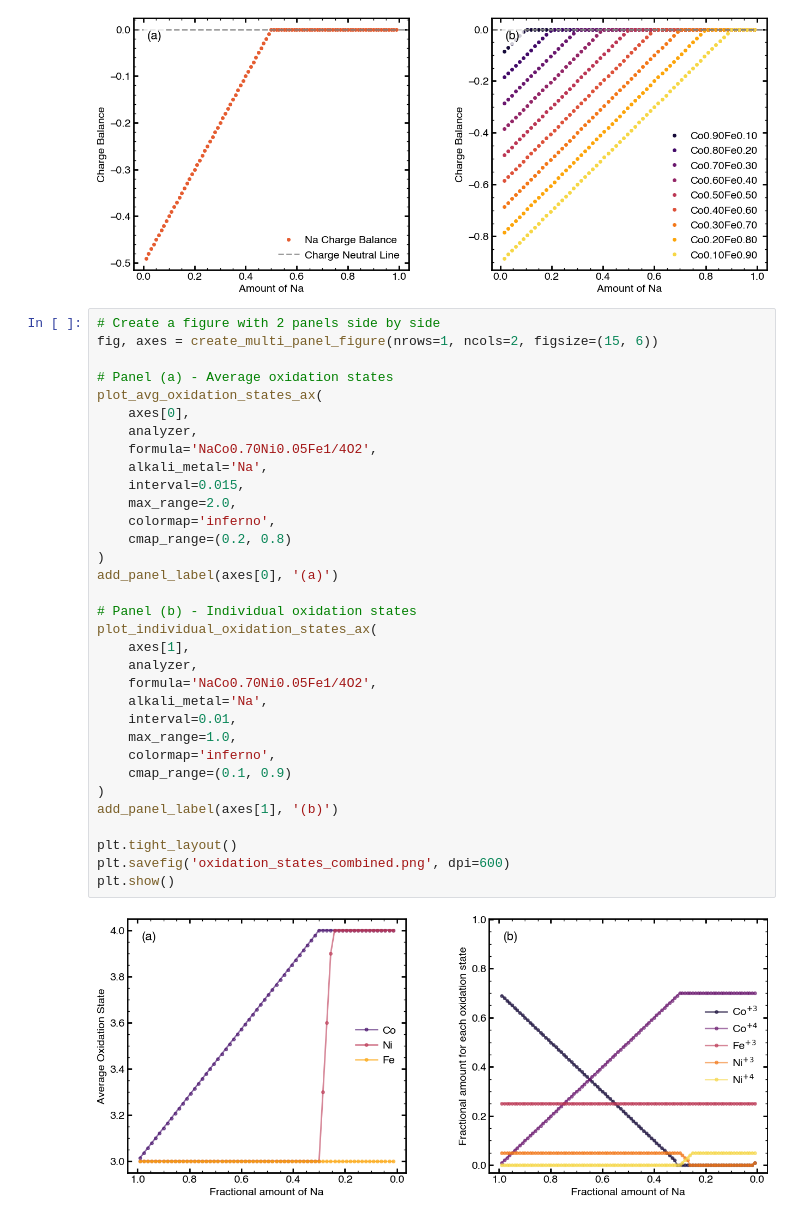
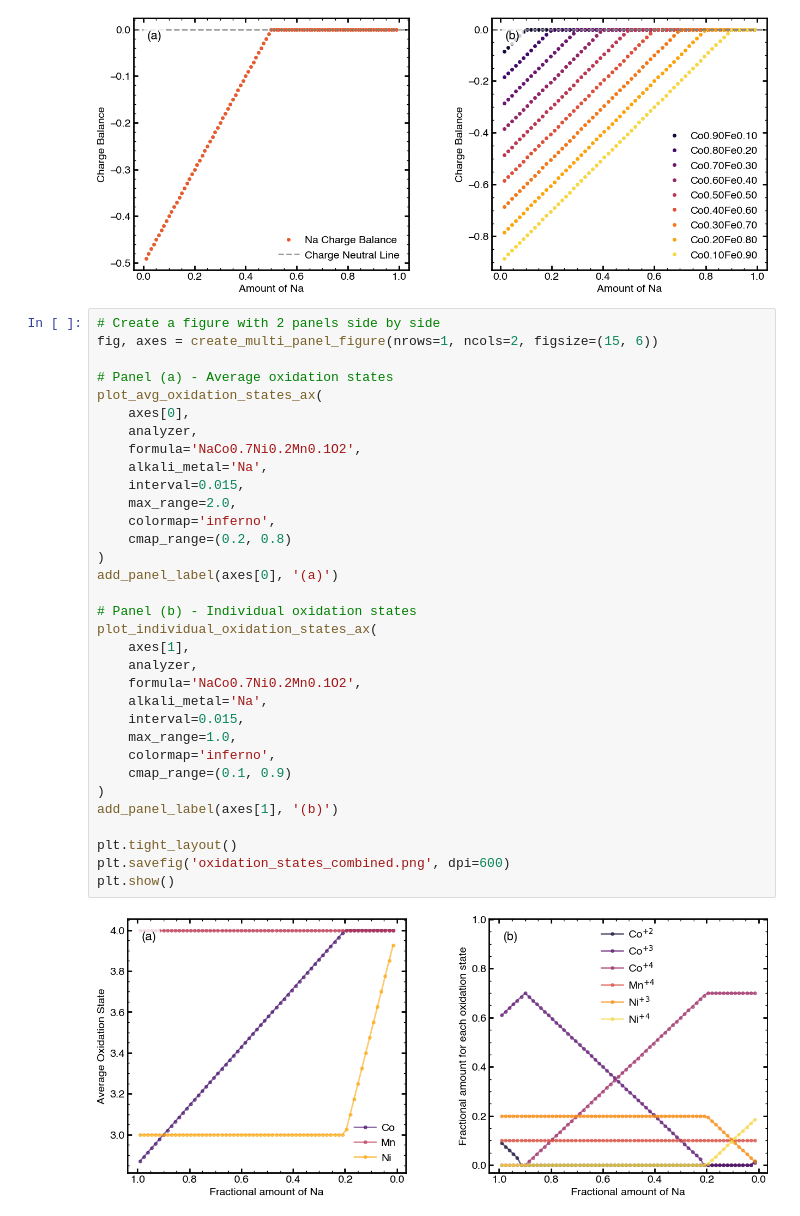
Before and after one commit to RedHorizonss/apprOXimate, a Jupyter notebook: plotting_notebooks/publication_plots.ipynb, the cells around one changed output. Cells and saved outputs as stored; diff of their text form.

```diff
--- a/plotting_notebooks/publication_plots.ipynb
+++ b/plotting_notebooks/publication_plots.ipynb
@@ -50,34 +56,34 @@ plt.show()
 # Create a figure with 2 panels side by side
 fig, axes = create_multi_panel_figure(nrows=1, ncols=2, figsize=(15, 6))
 
 # Panel (a) - Average oxidation states
 plot_avg_oxidation_states_ax(
     axes[0],
     analyzer,
-    formula='NaCo0.70Ni0.05Fe1/4O2',
+    formula='NaCo0.7Ni0.2Mn0.1O2',
     alkali_metal='Na',
     interval=0.015,
     max_range=2.0,
     colormap='inferno',
     cmap_range=(0.2, 0.8)
 )
 add_panel_label(axes[0], '(a)')
 
 # Panel (b) - Individual oxidation states
 plot_individual_oxidation_states_ax(
     axes[1],
     analyzer,
-    formula='NaCo0.70Ni0.05Fe1/4O2',
+    formula='NaCo0.7Ni0.2Mn0.1O2',
     alkali_metal='Na',
-    interval=0.01,
+    interval=0.015,
     max_range=1.0,
     colormap='inferno',
     cmap_range=(0.1, 0.9)
 )
 add_panel_label(axes[1], '(b)')
 
 plt.tight_layout()
 plt.savefig('oxidation_states_combined.png', dpi=600)
 plt.show()
 # %% [output]
-[figure, old version]
+[figure, new version]
```
Also changed, not shown: parts of 2 cells of this notebook, 10 other files.
